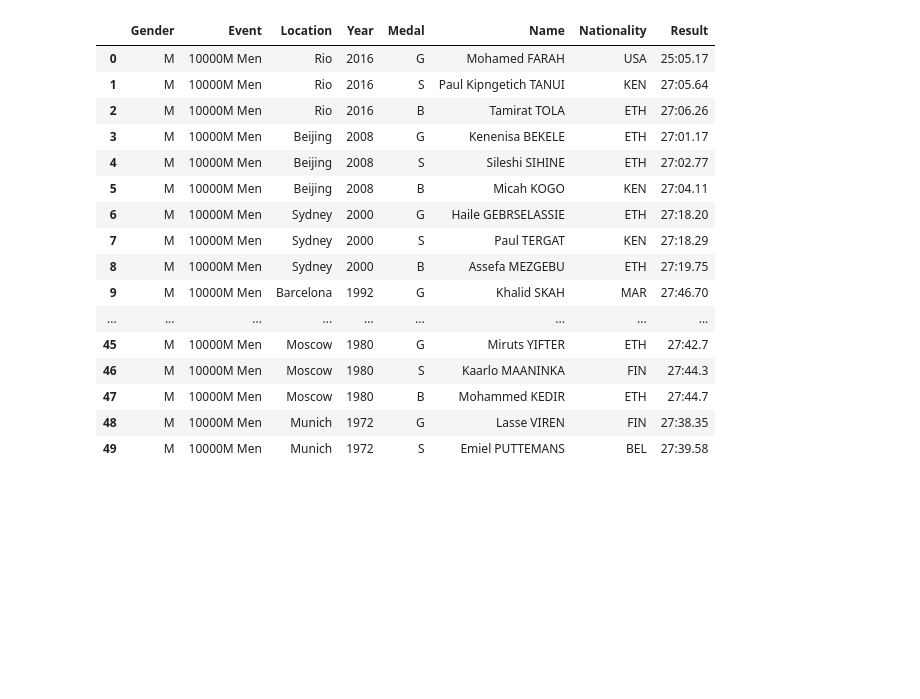
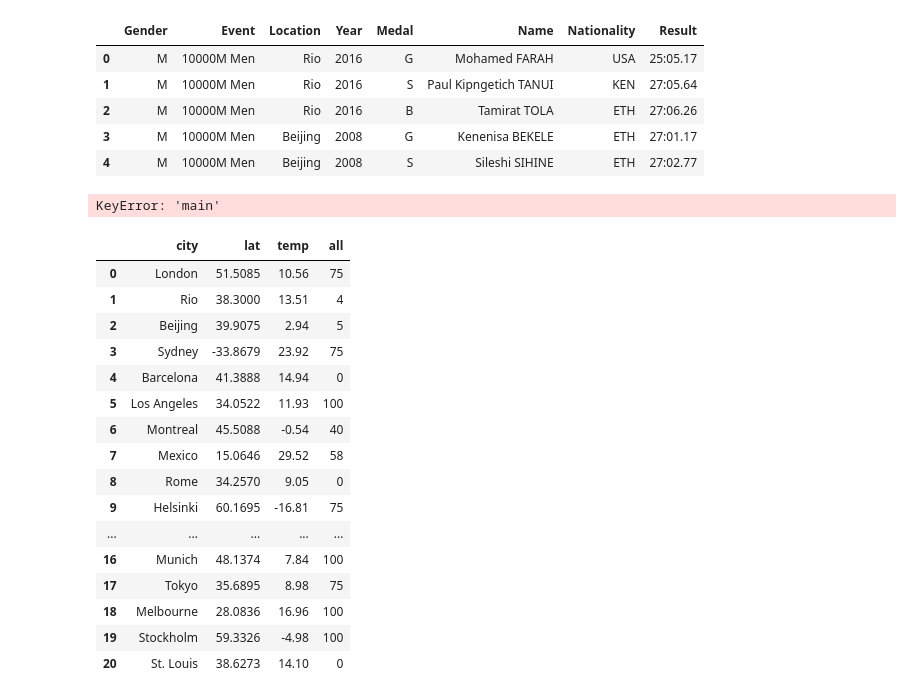
Before and after one commit to BlufferMK/Olympics_Project, a Jupyter notebook: OlympicPy.ipynb, the cells around one changed output. Cells and saved outputs as stored; diff of their text form; code cells hidden in the pictures; blank space fills up the shorter version.

```diff
--- a/OlympicPy.ipynb
+++ b/OlympicPy.ipynb
@@ -13,23 +15,12 @@ warnings.filterwarnings("ignore")
 # %%
 # Load the CSV file created in Part 1 into a Pandas DataFrame
 olympic_track_data = pd.read_csv("results.csv")
 
-olympic_track_data.head(50)
+olympic_track_data.head()
 # %% [output]
 |  | Gender | Event | Location | Year | Medal | Name | Nationality | Result |
 | 0 | M | 10000M Men | Rio | 2016 | G | Mohamed FARAH | USA | 25:05.17 |
 | 1 | M | 10000M Men | Rio | 2016 | S | Paul Kipngetich TANUI | KEN | 27:05.64 |
 | 2 | M | 10000M Men | Rio | 2016 | B | Tamirat TOLA | ETH | 27:06.26 |
 | 3 | M | 10000M Men | Beijing | 2008 | G | Kenenisa BEKELE | ETH | 27:01.17 |
 | 4 | M | 10000M Men | Beijing | 2008 | S | Sileshi SIHINE | ETH | 27:02.77 |
-| 5 | M | 10000M Men | Beijing | 2008 | B | Micah KOGO | KEN | 27:04.11 |
-| 6 | M | 10000M Men | Sydney | 2000 | G | Haile GEBRSELASSIE | ETH | 27:18.20 |
-| 7 | M | 10000M Men | Sydney | 2000 | S | Paul TERGAT | KEN | 27:18.29 |
-| 8 | M | 10000M Men | Sydney | 2000 | B | Assefa MEZGEBU | ETH | 27:19.75 |
-| 9 | M | 10000M Men | Barcelona | 1992 | G | Khalid SKAH | MAR | 27:46.70 |
-| ... | ... | ... | ... | ... | ... | ... | ... | ... |
-| 45 | M | 10000M Men | Moscow | 1980 | G | Miruts YIFTER | ETH | 27:42.7 |
-| 46 | M | 10000M Men | Moscow | 1980 | S | Kaarlo MAANINKA | FIN | 27:44.3 |
-| 47 | M | 10000M Men | Moscow | 1980 | B | Mohammed KEDIR | ETH | 27:44.7 |
-| 48 | M | 10000M Men | Munich | 1972 | G | Lasse VIREN | FIN | 27:38.35 |
-| 49 | M | 10000M Men | Munich | 1972 | S | Emiel PUTTEMANS | BEL | 27:39.58 |
@@ -35,0 +51,38 @@ olympic_track_data.head(50)
+# %%
+
+# Loop through the list of cities and perform a request for data on each
+for city in cities:
+    response = requests.get(query_url + city).json()
+    temp.append(response['result']['temp'])
+    lat.append(response['coord']['lat'])
+    overcast.append(response['clouds']['all'])
+# %% [output]
+KeyError: 'main'
+# %%
+# create a DataFrame from cities, lat, and temp
+weather_dict = {
+    "city": cities,
+    "lat": lat,
+    "temp": temp,
+    'all': overcast}
+
+weather_data = pd.DataFrame(weather_dict)
+weather_data
+# %% [output]
+|  | city | lat | temp | all |
+| 0 | London | 51.5085 | 10.56 | 75 |
+| 1 | Rio | 38.3000 | 13.51 | 4 |
+| 2 | Beijing | 39.9075 | 2.94 | 5 |
+| 3 | Sydney | -33.8679 | 23.92 | 75 |
+| 4 | Barcelona | 41.3888 | 14.94 | 0 |
+| 5 | Los Angeles | 34.0522 | 11.93 | 100 |
+| 6 | Montreal | 45.5088 | -0.54 | 40 |
+| 7 | Mexico | 15.0646 | 29.52 | 58 |
+| 8 | Rome | 34.2570 | 9.05 | 0 |
+| 9 | Helsinki | 60.1695 | -16.81 | 75 |
+| ... | ... | ... | ... | ... |
+| 16 | Munich | 48.1374 | 7.84 | 100 |
+| 17 | Tokyo | 35.6895 | 8.98 | 75 |
+| 18 | Melbourne | 28.0836 | 16.96 | 100 |
+| 19 | Stockholm | 59.3326 | -4.98 | 100 |
+| 20 | St. Louis | 38.6273 | 14.10 | 0 |
```
Also changed, not shown: parts of 4 cells of this notebook, 2 other files.
